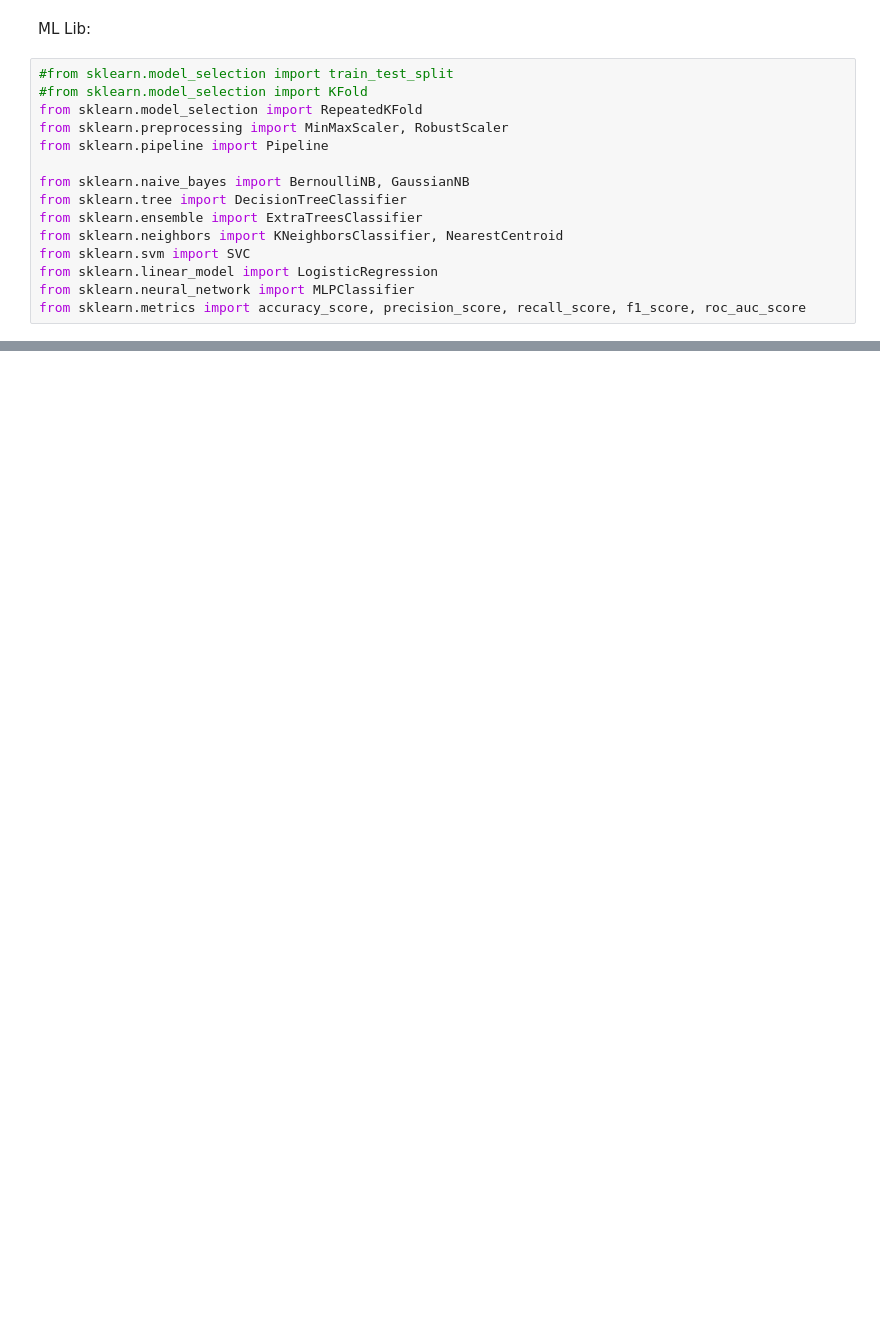
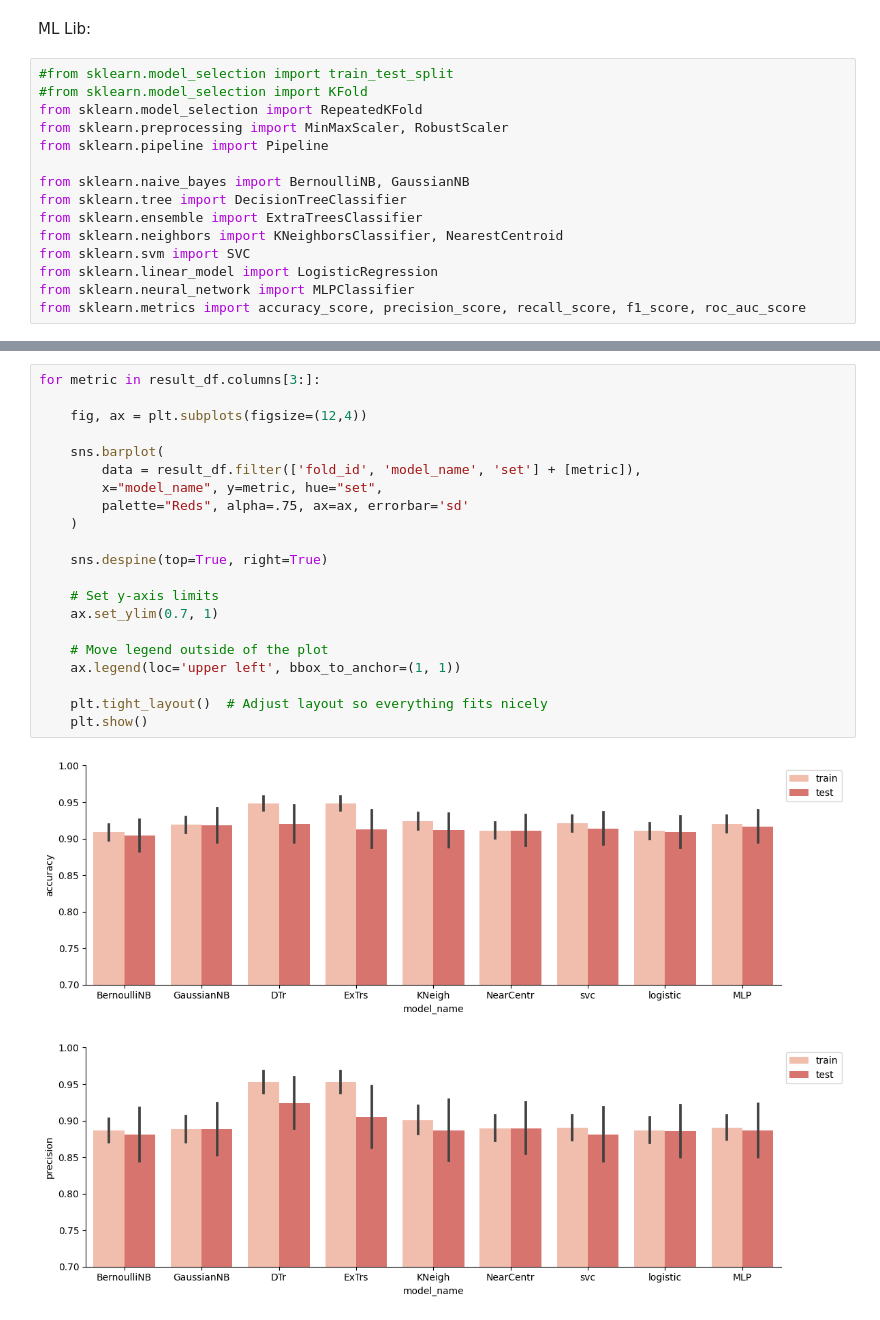
Before and after one commit to maikelps/SleepDisorder, a Jupyter notebook: ML_Assessment.ipynb, the cells around one changed output, grey strips where cells are left out. Saved outputs shown, nothing was run; the diff lists cells and outputs as text; blank space fills up the shorter version.

```diff
--- a/ML_Assessment.ipynb
+++ b/ML_Assessment.ipynb
@@ -122,0 +154,24 @@ X
+# %%
+for metric in result_df.columns[3:]:
+
+    fig, ax = plt.subplots(figsize=(12,4))
+
+    sns.barplot(
+        data = result_df.filter(['fold_id', 'model_name', 'set'] + [metric]),
+        x="model_name", y=metric, hue="set",
+        palette="Reds", alpha=.75, ax=ax, errorbar='sd'
+    )
+
+    sns.despine(top=True, right=True)
+
+    # Set y-axis limits
+    ax.set_ylim(0.7, 1)
+
+    # Move legend outside of the plot
+    ax.legend(loc='upper left', bbox_to_anchor=(1, 1))
+
+    plt.tight_layout()  # Adjust layout so everything fits nicely
+    plt.show()
+# %% [output]
+[figure, added]
+[figure, added]
```
Also changed, not shown: parts of 19 cells of this notebook, 2 other files.
